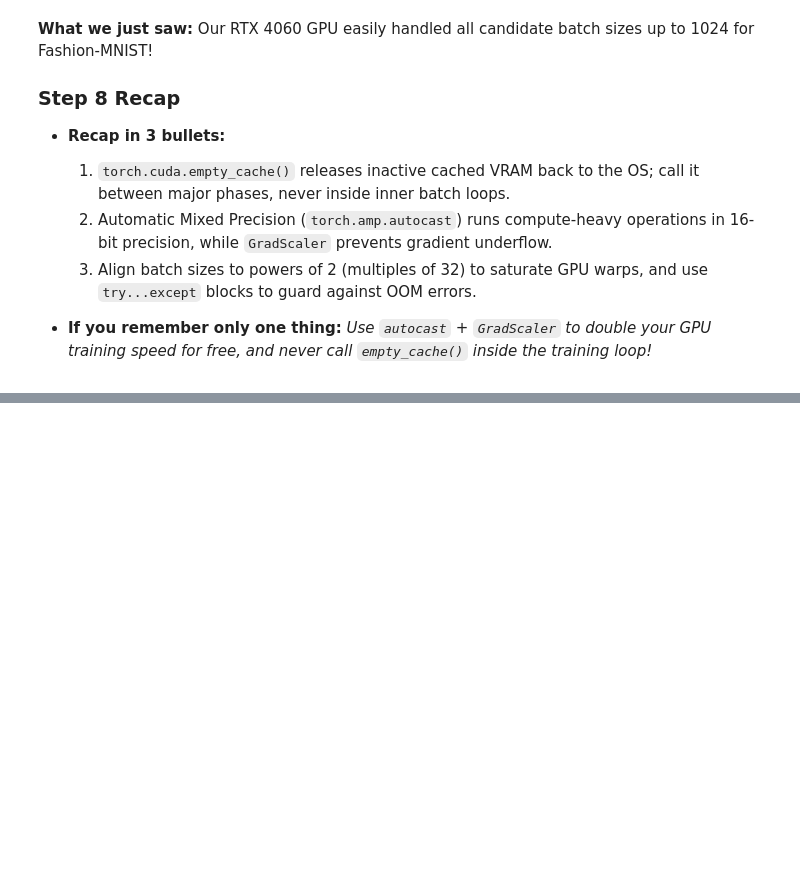
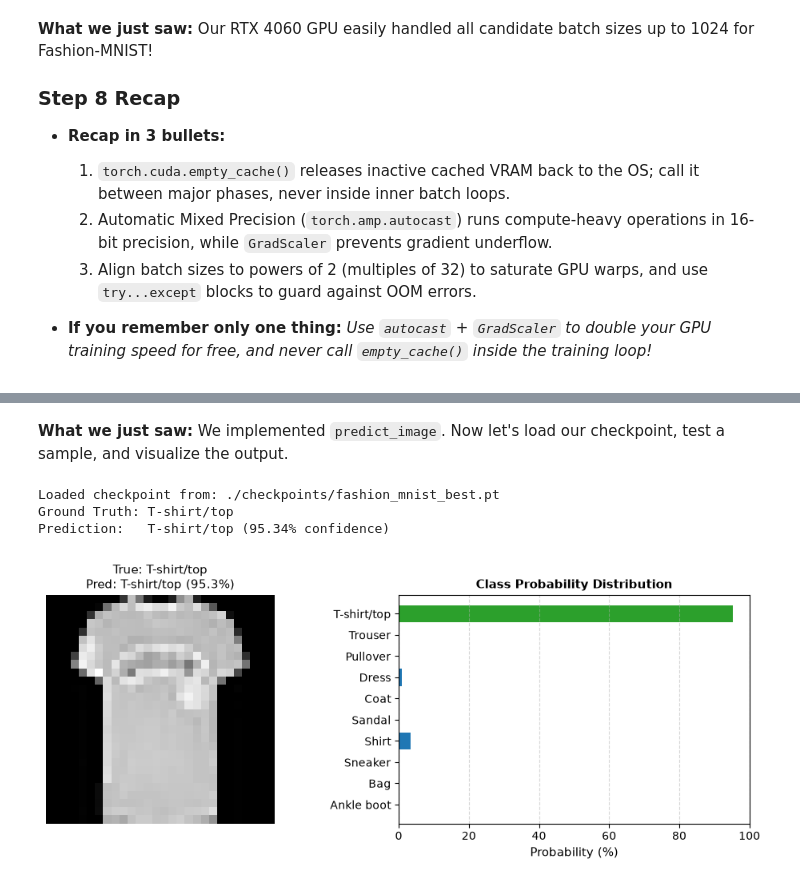
Before and after one commit to Arnav-Shrivastava/PyTorch-Fundamentals, a Jupyter notebook: pytorch_fundamentals.ipynb, the cells around one changed output, grey strips where cells are left out. Saved outputs shown, nothing was run; the diff lists cells and outputs as text; code cells hidden in the pictures; blank space fills up the shorter version.

Commit message:
feat: add step 9 modular train.py and inference pipeline

```diff
--- a/pytorch_fundamentals.ipynb
+++ b/pytorch_fundamentals.ipynb
@@ -2456,0 +2558,47 @@ Our RTX 4060 GPU easily handled all candidate batch sizes up to 1024 for Fashion
+# %% [markdown]
+**What we just saw:**
+We implemented `predict_image`. Now let's load our checkpoint, test a sample, and visualize the output.
+# %%
+# 1. Load trained model from saved checkpoint
+best_checkpoint_path = "./checkpoints/fashion_mnist_best.pt"
+eval_model = FashionClassifier().to(device)
+chk = torch.load(best_checkpoint_path, map_location=device, weights_only=False)
+eval_model.load_state_dict(chk["model_state_dict"])
+print(f"Loaded checkpoint from: {best_checkpoint_path}")
+
+# 2. Select a test image (e.g. index 19: Coat)
+test_idx = 19
+sample_image, true_lbl = test_dataset[test_idx]
+
+# 3. Predict class and probabilities
+result = predict_image(sample_image, eval_model, device)
+print(f"Ground Truth: {class_names[true_lbl]}")
+print(f"Prediction:   {result['pred_class']} ({result['confidence']:.2f}% confidence)")
+
+# 4. Plot image and probability distribution
+fig, (ax_img, ax_bar) = plt.subplots(1, 2, figsize=(10, 4))
+
+# Left plot: Display image
+unnorm = sample_image.squeeze() * 0.3530 + 0.2860
+ax_img.imshow(torch.clamp(unnorm, 0, 1).numpy(), cmap="gray")
+ax_img.set_title(f"True: {class_names[true_lbl]}\nPred: {result['pred_class']} ({result['confidence']:.1f}%)", fontsize=11)
+ax_img.axis("off")
+
+# Right plot: Horizontal bar chart of all 10 probabilities
+bar_colors = ["#2ca02c" if i == result["pred_idx"] else "#1f77b4" for i in range(10)]
+y_pos = range(10)
+ax_bar.barh(y_pos, result["all_probs"] * 100.0, color=bar_colors)
+ax_bar.set_yticks(y_pos)
+ax_bar.set_yticklabels(class_names)
+ax_bar.invert_yaxis()
+ax_bar.set_xlabel("Probability (%)", fontsize=11)
+ax_bar.set_title("Class Probability Distribution", fontsize=11, fontweight="bold")
+ax_bar.grid(True, linestyle="--", alpha=0.5, axis="x")
+
+plt.tight_layout()
+plt.show()
+# %% [output]
+Loaded checkpoint from: ./checkpoints/fashion_mnist_best.pt
+Ground Truth: T-shirt/top
+Prediction:   T-shirt/top (95.34% confidence)
+[figure, added]
```
Also changed, not shown: parts of 21 cells of this notebook, 1 other file.
